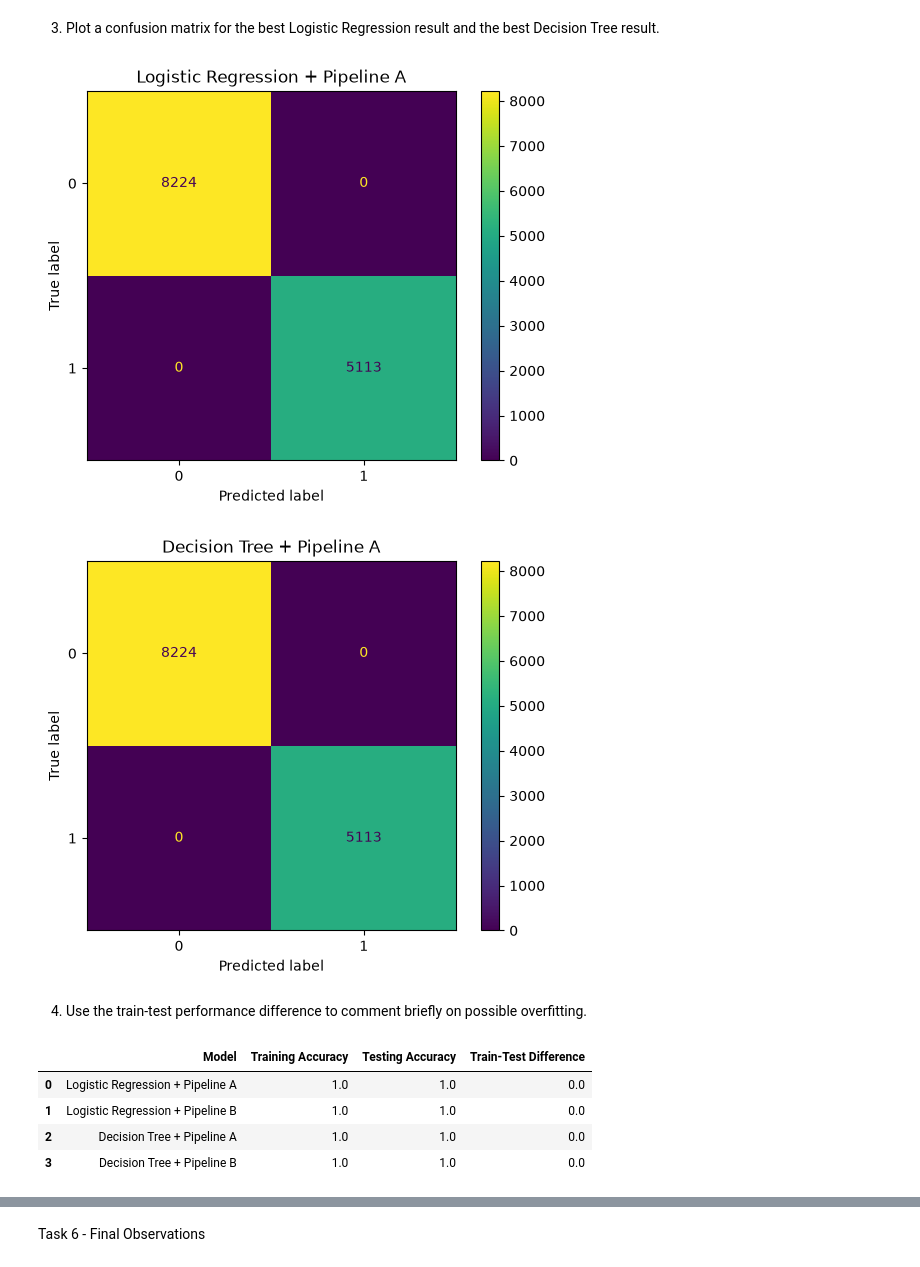
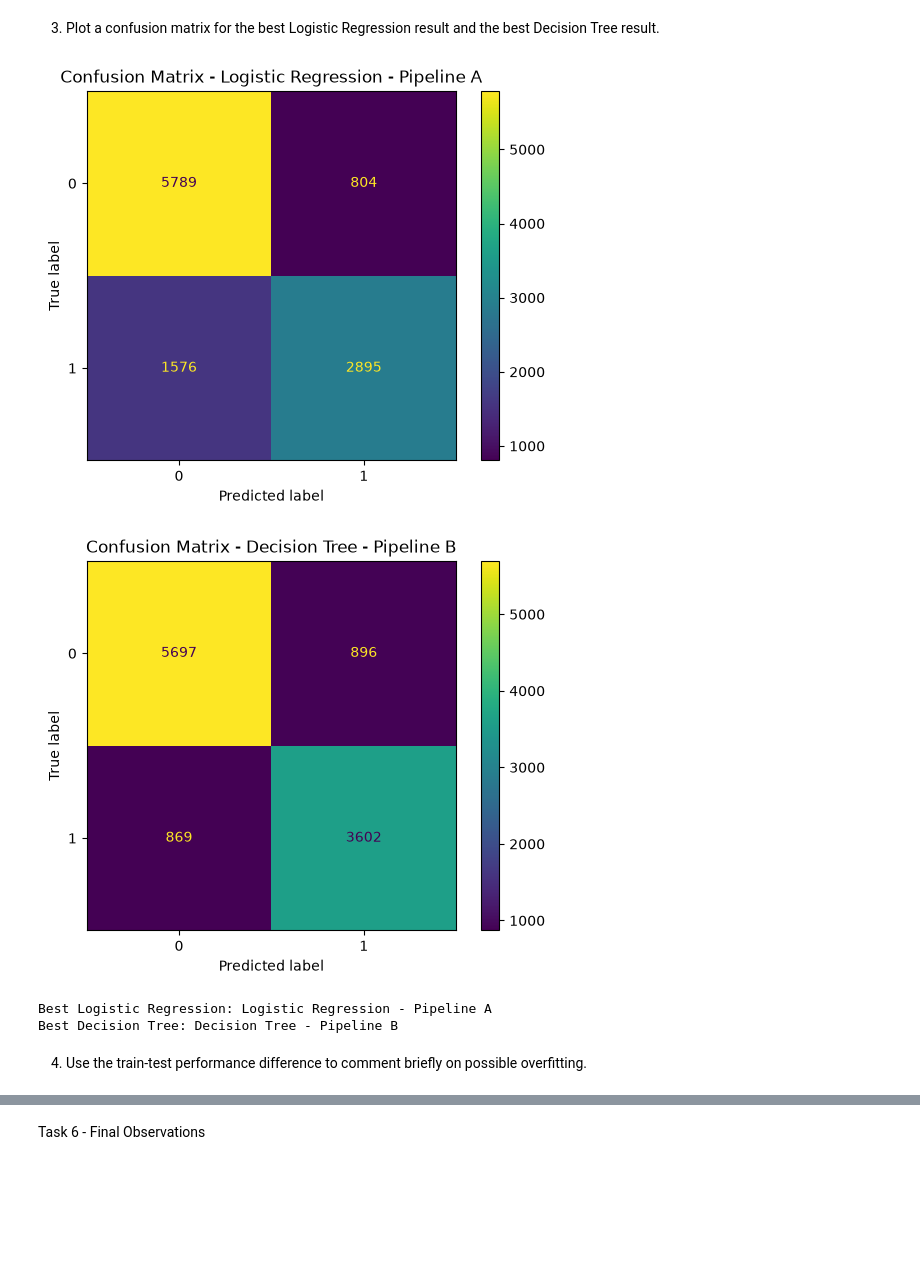
Before and after one commit to ameya-06/202618047_Ameya-Trivedi_DS605, a Jupyter notebook: 202618047_DS605_lab03/202618047_DS605_Lab03.ipynb, the cells around one changed output, grey strips where cells are left out. Cells and saved outputs as stored; diff of their text form; code cells hidden in the pictures; blank space fills up the shorter version.

```diff
--- a/202618047_DS605_lab03/202618047_DS605_Lab03.ipynb
+++ b/202618047_DS605_lab03/202618047_DS605_Lab03.ipynb
@@ -278,18 +374,19 @@ X_test[numeric_cols] = knn_imputer.transform(X_test[numeric_cols])
 from sklearn.impute import SimpleImputer
 from sklearn.preprocessing import OneHotEncoder
 
-categorical_cols = X_train.select_dtypes(include=["object"]).columns
+cat_cols = X_train.select_dtypes(include=["object"]).columns
 
 cat_imputer = SimpleImputer(strategy="most_frequent")
 
-X_train_cat = cat_imputer.fit_transform(X_train[categorical_cols])
-X_test_cat = cat_imputer.transform(X_test[categorical_cols])
+X_train[cat_cols] = cat_imputer.fit_transform(X_train[cat_cols])
+X_test[cat_cols] = cat_imputer.transform(X_test[cat_cols])
 
-encoder = OneHotEncoder(handle_unknown="ignore")
+encoder = OneHotEncoder(handle_unknown="ignore", sparse_output=False)
 
-X_train_cat = encoder.fit_transform(X_train_cat)
-X_test_cat = encoder.transform(X_test_cat)
+X_train_cat = encoder.fit_transform(X_train[cat_cols])
+X_test_cat = encoder.transform(X_test[cat_cols])
 
-print(X_train_cat.shape)
-print(X_test_cat.shape)
+print("Categorical columns imputed and encoded successfully.")
+print("Encoded training shape:", X_train_cat.shape)
+print("Encoded testing shape:", X_test_cat.shape)
 # %% [output]
@@ -484,29 +698,36 @@ display(results_df)
 # %%
 from sklearn.metrics import ConfusionMatrixDisplay
 import matplotlib.pyplot as plt
 
-best_lr = results_df[results_df["Model"].str.contains("Logistic Regression")].sort_values("Testing Accuracy", ascending=False).iloc[0]["Model"]
-best_dt = results_df[results_df["Model"].str.contains("Decision Tree")].sort_values("Testing Accuracy", ascending=False).iloc[0]["Model"]
+best_logreg_name = comparison_table[
+    comparison_table["Model-Pipeline"].str.contains("Logistic Regression")
+].loc[
+    lambda x: x["Testing Accuracy"].idxmax(), "Model-Pipeline"
+]
 
-ConfusionMatrixDisplay.from_estimator(models[best_lr], X_test, y_test)
-plt.title(best_lr)
+best_tree_name = comparison_table[
+    comparison_table["Model-Pipeline"].str.contains("Decision Tree")
+].loc[
+    lambda x: x["Testing Accuracy"].idxmax(), "Model-Pipeline"
+]
+
+best_logreg = models[best_logreg_name]
+best_tree = models[best_tree_name]
+
+ConfusionMatrixDisplay.from_estimator(best_logreg, X_test, y_test)
+plt.title("Confusion Matrix - " + best_logreg_name)
 plt.show()
 
-ConfusionMatrixDisplay.from_estimator(models[best_dt], X_test, y_test)
-plt.title(best_dt)
+ConfusionMatrixDisplay.from_estimator(best_tree, X_test, y_test)
+plt.title("Confusion Matrix - " + best_tree_name)
 plt.show()
+
+print("Best Logistic Regression:", best_logreg_name)
+print("Best Decision Tree:", best_tree_name)
 # %% [output]
-[figure, old version]
+[figure, new version]
-[figure, old version]
+[figure, new version]
+Best Logistic Regression: Logistic Regression - Pipeline A
+Best Decision Tree: Decision Tree - Pipeline B
 # %% [markdown]
 4. Use the train-test performance difference to comment briefly on possible overfitting.
-# %%
-results_df["Train-Test Difference"] = results_df["Training Accuracy"] - results_df["Testing Accuracy"]
-
-display(results_df[["Model", "Training Accuracy", "Testing Accuracy", "Train-Test Difference"]])
-# %% [output]
-|  | Model | Training Accuracy | Testing Accuracy | Train-Test Difference |
-| 0 | Logistic Regression + Pipeline A | 1.0 | 1.0 | 0.0 |
-| 1 | Logistic Regression + Pipeline B | 1.0 | 1.0 | 0.0 |
-| 2 | Decision Tree + Pipeline A | 1.0 | 1.0 | 0.0 |
-| 3 | Decision Tree + Pipeline B | 1.0 | 1.0 | 0.0 |
```
Also changed, not shown: parts of 37 cells of this notebook.
